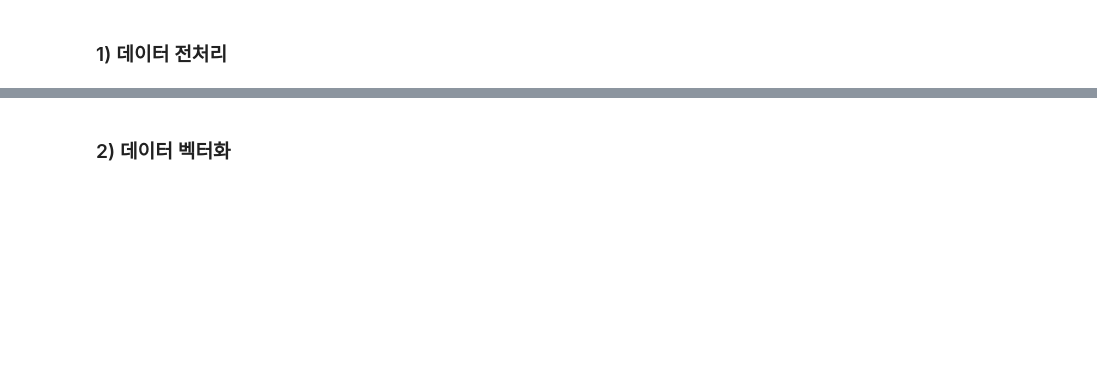
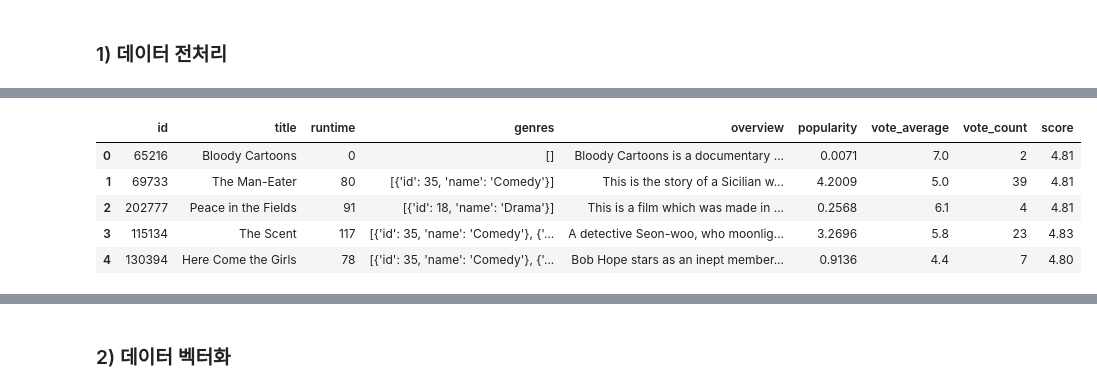
Before and after one commit to Hyunsoo-Ryan-Lee/recommendation-system-seminar, a Jupyter notebook: practice/02_tmdb_줄거리기반추천.ipynb, the cells around one changed output, grey strips where cells are left out. Cells and saved outputs as stored; diff of their text form; code cells hidden in the pictures; blank space fills up the shorter version.

```diff
--- a/practice/02_tmdb_줄거리기반추천.ipynb
+++ b/practice/02_tmdb_줄거리기반추천.ipynb
@@ -45,3 +67,12 @@ movies['overview'].isnull().sum()
+# %%
+movies.head()
+# %% [output]
+|  | id | title | runtime | genres | overview | popularity | vote_average | vote_count | score |
+| 0 | 65216 | Bloody Cartoons | 0 | [] | Bloody Cartoons is a documentary ... | 0.0071 | 7.0 | 2 | 4.81 |
+| 1 | 69733 | The Man-Eater | 80 | [{'id': 35, 'name': 'Comedy'}] | This is the story of a Sicilian w... | 4.2009 | 5.0 | 39 | 4.81 |
+| 2 | 202777 | Peace in the Fields | 91 | [{'id': 18, 'name': 'Drama'}] | This is a film which was made in ... | 0.2568 | 6.1 | 4 | 4.81 |
+| 3 | 115134 | The Scent | 117 | [{'id': 35, 'name': 'Comedy'}, {'... | A detective Seon-woo, who moonlig... | 3.2696 | 5.8 | 23 | 4.83 |
+| 4 | 130394 | Here Come the Girls | 78 | [{'id': 35, 'name': 'Comedy'}, {'... | Bob Hope stars as an inept member... | 0.9136 | 4.4 | 7 | 4.80 |
 # %%
 # 'genres' 컬럼의 문자열을 list 형식으로 변환
 
```
Also changed, not shown: parts of 13 cells of this notebook, 2 other files.
